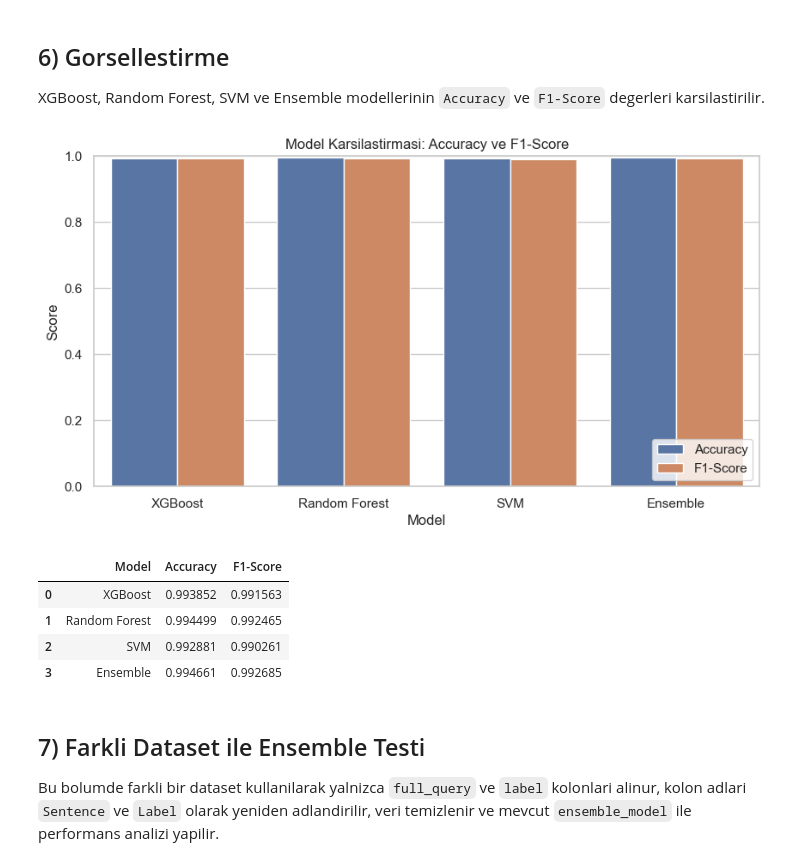
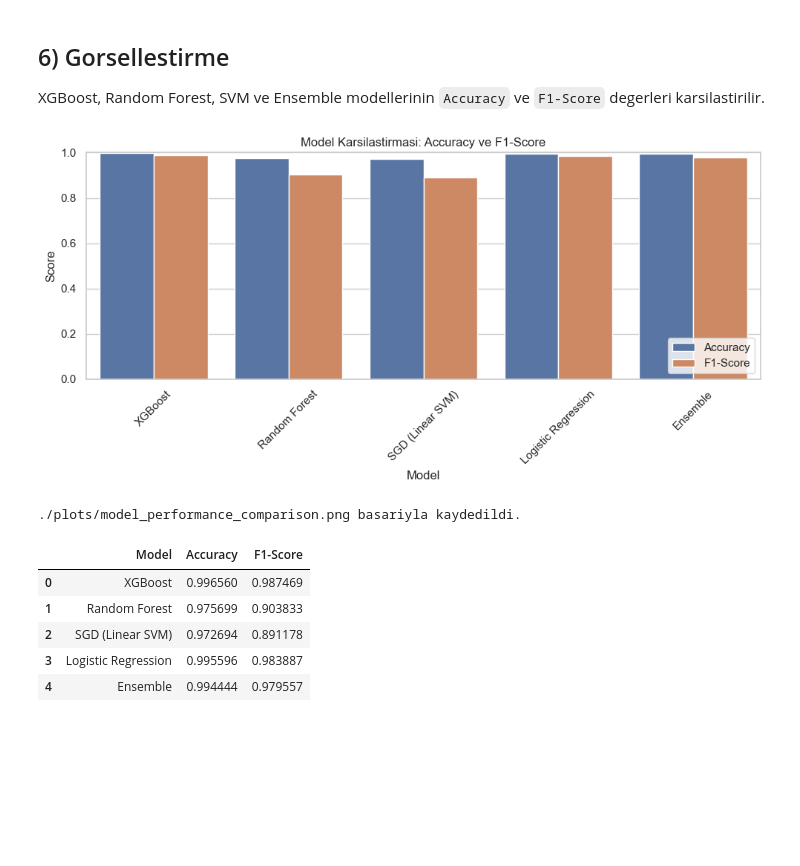
Before and after one commit to muratkakcigaz/ML-SQL-IDS, a Jupyter notebook: sql_ids_single_flow.ipynb, the cells around one changed output. Cells and saved outputs as stored; diff of their text form; code cells hidden in the pictures; blank space fills up the shorter version.

```diff
--- a/sql_ids_single_flow.ipynb
+++ b/sql_ids_single_flow.ipynb
@@ -32,8 +32,9 @@ plt.rcParams["figure.figsize"] = (8, 5)
 - `Sentence` sutunundaki bos (`NaN`) satirlar silinir.
 - Veri string formata cevrilir.
 # %%
-DATASET_PATH = "./data/SQLiV3.csv"
+#DATASET_PATH = "./data/SQLiV3.csv"
 #DATASET_PATH ="./cleaned_sql_data.csv" #made from Dataset_EDA
+DATASET_PATH = "./data/merged_cleaned_preprocessed.csv"
 # Veriyi oku
 df = pd.read_csv(DATASET_PATH)
 
@@ -291,25 +433,46 @@ ensemble_model.pkl kaydedildi.
 
 XGBoost, Random Forest, SVM ve Ensemble modellerinin `Accuracy` ve `F1-Score` degerleri karsilastirilir.
 # %%
+import os
+import pandas as pd
+import matplotlib.pyplot as plt
+import seaborn as sns
+
+# Plot klasoru garanti
+os.makedirs("plots", exist_ok=True)
+
+# metrics_rows onceki adimlardan geliyor
 metrics_df = pd.DataFrame(metrics_rows)
-metrics_melted = metrics_df.melt(id_vars="Model", var_name="Metric", value_name="Score")
 
+# Dataframe'i uzun formata cevir
+metrics_melted = metrics_df.melt(
+    id_vars="Model",
+    var_name="Metric",
+    value_name="Score",
+)
+
+# Barplot
 plt.figure(figsize=(10, 5))
 sns.barplot(data=metrics_melted, x="Model", y="Score", hue="Metric")
 plt.ylim(0, 1)
 plt.title("Model Karsilastirmasi: Accuracy ve F1-Score")
+plt.xticks(rotation=45)
 plt.legend(loc="lower right")
+plt.tight_layout()
+plt.savefig("./plots/model_performance_comparison.png", dpi=150)
 plt.show()
+plt.close()
 
+print("./plots/model_performance_comparison.png basariyla kaydedildi.")
+
+# metrics dataframe'i goster
 metrics_df
 # %% [output]
-[figure, old version]
+[figure, new version]
+./plots/model_performance_comparison.png basariyla kaydedildi.
 |  | Model | Accuracy | F1-Score |
-| 0 | XGBoost | 0.993852 | 0.991563 |
-| 1 | Random Forest | 0.994499 | 0.992465 |
-| 2 | SVM | 0.992881 | 0.990261 |
-| 3 | Ensemble | 0.994661 | 0.992685 |
+| 0 | XGBoost | 0.996560 | 0.987469 |
+| 1 | Random Forest | 0.975699 | 0.903833 |
+| 2 | SGD (Linear SVM) | 0.972694 | 0.891178 |
+| 3 | Logistic Regression | 0.995596 | 0.983887 |
+| 4 | Ensemble | 0.994444 | 0.979557 |
-# %% [markdown]
-## 7) Farkli Dataset ile Ensemble Testi
-
-Bu bolumde farkli bir dataset kullanilarak yalnizca `full_query` ve `label` kolonlari alinur, kolon adlari `Sentence` ve `Label` olarak yeniden adlandirilir, veri temizlenir ve mevcut `ensemble_model` ile performans analizi yapilir.
```
Also changed, not shown: parts of 9 cells of this notebook, 12 other files.
